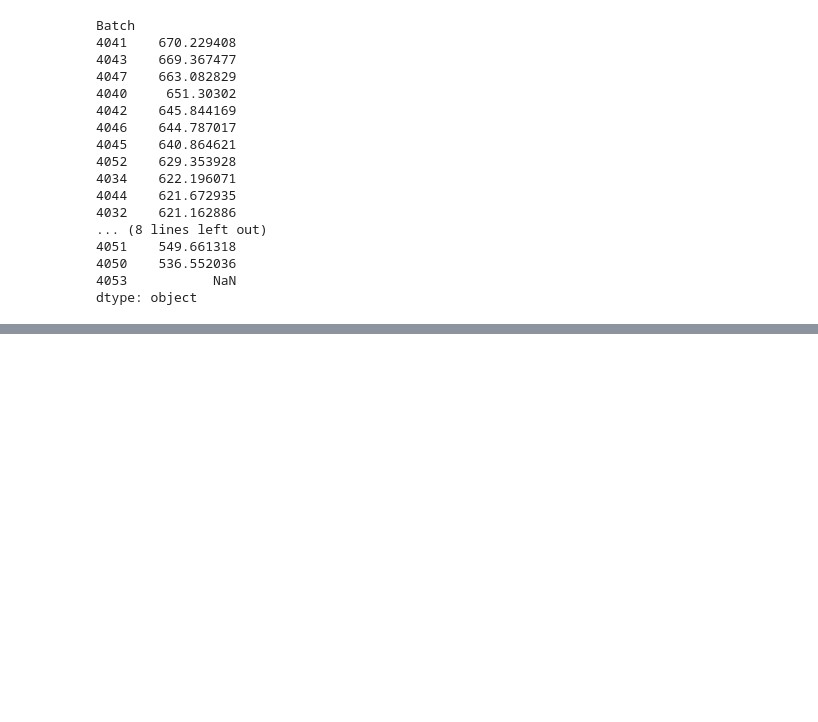
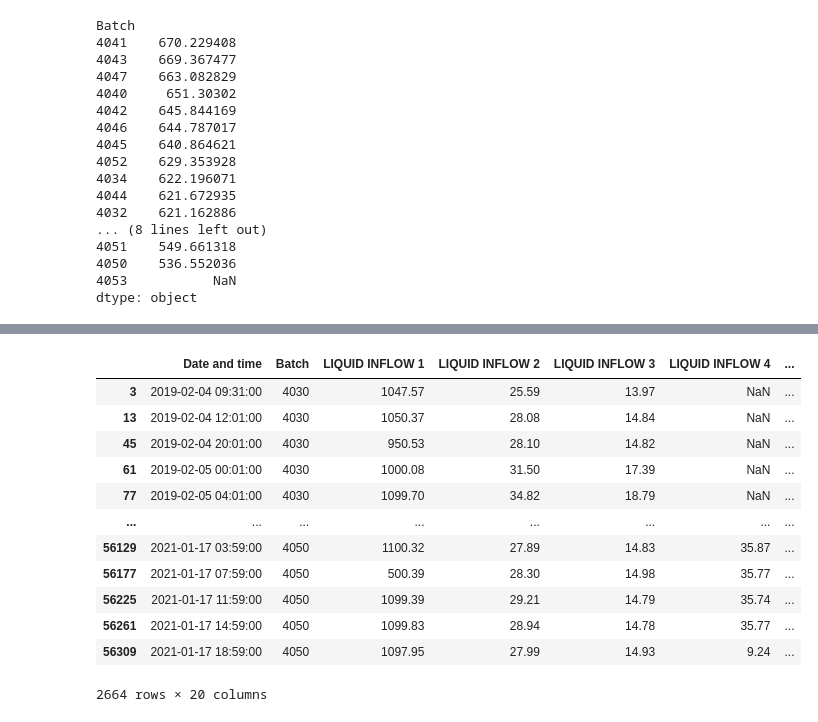
Before and after one commit to RichardFisher1/Applied, a Jupyter notebook: Product Yield AML.ipynb, the cells around one changed output, grey strips where cells are left out. Cells and saved outputs as stored; diff of their text form; code cells hidden in the pictures; blank space fills up the shorter version.

```diff
--- a/Product Yield AML.ipynb
+++ b/Product Yield AML.ipynb
@@ -107,7 +28,3 @@ Batch
 4051    22.792512
 4052    25.787324
 Name: Product (g/litre), dtype: object
-# %%
-liquid_cols = [col for col in df_op.columns if 'LIQUID INFLOW' in col]
-
-df_op[liquid_cols] = df_op[liquid_cols].apply(pd.to_numeric, errors='coerce')
@@ -166,0 +96,16 @@ dtype: object
+# %%
+df_op[df_op['Product (g/litre)'].notna()]
+# %% [output]
+|  | Date and time | Batch | LIQUID INFLOW 1 | LIQUID INFLOW 2 | LIQUID INFLOW 3 | LIQUID INFLOW 4 | ... |
+| 3 | 2019-02-04 09:31:00 | 4030 | 1047.57 | 25.59 | 13.97 | NaN | ... |
+| 13 | 2019-02-04 12:01:00 | 4030 | 1050.37 | 28.08 | 14.84 | NaN | ... |
+| 45 | 2019-02-04 20:01:00 | 4030 | 950.53 | 28.10 | 14.82 | NaN | ... |
+| 61 | 2019-02-05 00:01:00 | 4030 | 1000.08 | 31.50 | 17.39 | NaN | ... |
+| 77 | 2019-02-05 04:01:00 | 4030 | 1099.70 | 34.82 | 18.79 | NaN | ... |
+| ... | ... | ... | ... | ... | ... | ... | ... |
+| 56129 | 2021-01-17 03:59:00 | 4050 | 1100.32 | 27.89 | 14.83 | 35.87 | ... |
+| 56177 | 2021-01-17 07:59:00 | 4050 | 500.39 | 28.30 | 14.98 | 35.77 | ... |
+| 56225 | 2021-01-17 11:59:00 | 4050 | 1099.39 | 29.21 | 14.79 | 35.74 | ... |
+| 56261 | 2021-01-17 14:59:00 | 4050 | 1099.83 | 28.94 | 14.78 | 35.77 | ... |
+| 56309 | 2021-01-17 18:59:00 | 4050 | 1097.95 | 27.99 | 14.93 | 9.24 | ... |
+2664 rows × 20 columns
```
Also changed, not shown: parts of 38 cells of this notebook, 5 other files.
